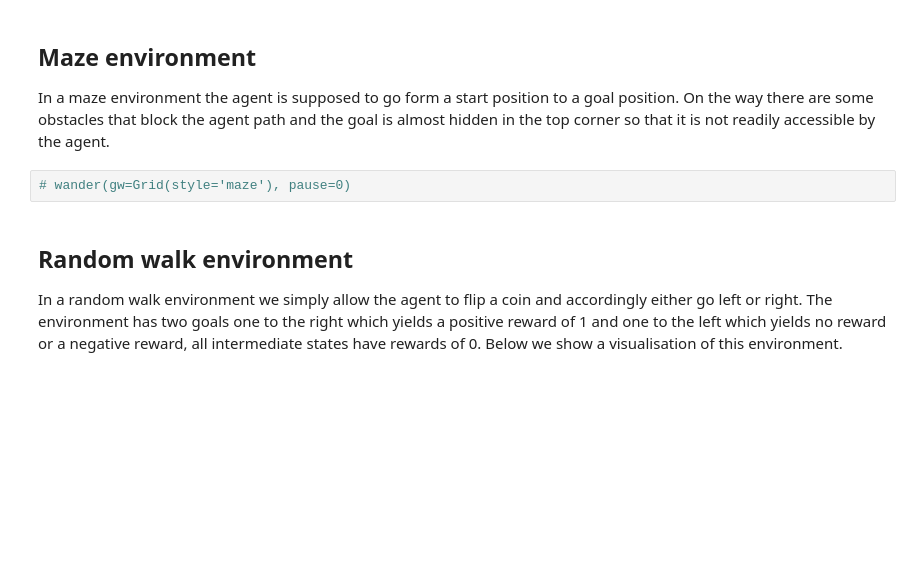
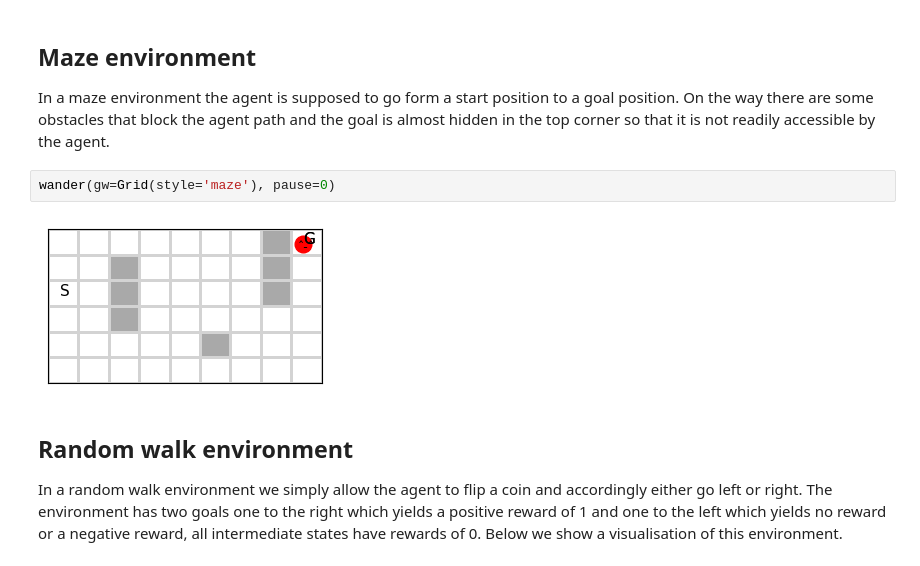
Before and after one commit to agstephens/RL-mkdocs, a Jupyter notebook: docs/workseets/worksheet3.ipynb, the cells around one changed output. Cells and saved outputs as stored; diff of their text form; blank space fills up the shorter version.

```diff
--- a/docs/workseets/worksheet3.ipynb
+++ b/docs/workseets/worksheet3.ipynb
@@ -448,7 +308,9 @@ gw.rewards
 ## Maze environment
 In a maze environment the agent is supposed to go form a start position to a goal position. On the way there are some obstacles that block the agent path and the goal is almost hidden in the top corner so that it is not readily accessible by the agent.
 # %%
-# wander(gw=Grid(style='maze'), pause=0)
+wander(gw=Grid(style='maze'), pause=0)
+# %% [output]
+[figure, added]
 # %% [markdown]
 ## Random walk environment
 In a random walk environment we simply allow the agent to flip a coin and accordingly either go left or right. The environment has two goals one to the right which yields a positive reward of 1 and one to the left which yields no reward or a negative reward, all intermediate states have rewards of 0. Below we show a visualisation of this environment.
```
Also changed, not shown: parts of 56 cells of this notebook, 21 other files.
